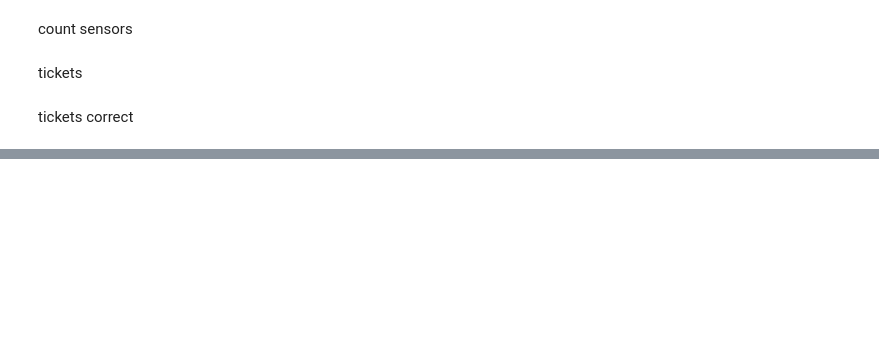
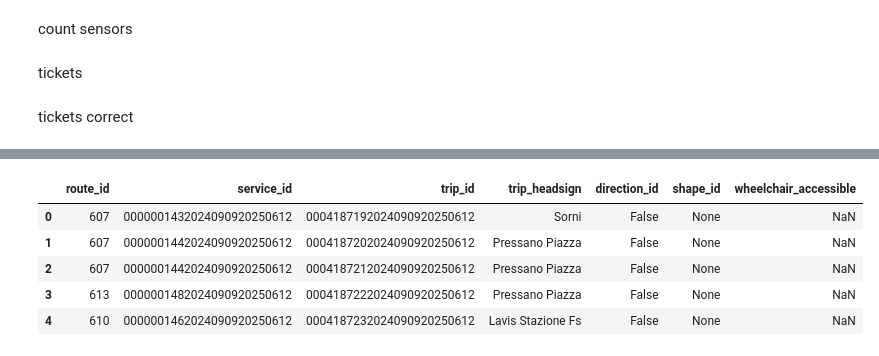
Before and after one commit to anthony-tricarico/BDTProject, a Jupyter notebook: notebooks/MLmodels.ipynb, the cells around one changed output, grey strips where cells are left out. Drawn from its saved outputs; the diff is of its cells as text; code cells hidden in the pictures; blank space fills up the shorter version.

```diff
--- a/notebooks/MLmodels.ipynb
+++ b/notebooks/MLmodels.ipynb
@@ -43,0 +44,16 @@ tickets.head()
+# %%
+conn.rollback()
+
+query = """
+SELECT *
+FROM trips
+"""
+trips = pd.read_sql(query, conn)
+trips.head()
+# %% [output]
+|  | route_id | service_id | trip_id | trip_headsign | direction_id | shape_id | wheelchair_accessible |
+| 0 | 607 | 0000001432024090920250612 | 0004187192024090920250612 | Sorni | False | None | NaN |
+| 1 | 607 | 0000001442024090920250612 | 0004187202024090920250612 | Pressano Piazza | False | None | NaN |
+| 2 | 607 | 0000001442024090920250612 | 0004187212024090920250612 | Pressano Piazza | False | None | NaN |
+| 3 | 613 | 0000001482024090920250612 | 0004187222024090920250612 | Pressano Piazza | False | None | NaN |
+| 4 | 610 | 0000001462024090920250612 | 0004187232024090920250612 | Lavis Stazione Fs | False | None | NaN |
```
Also changed, not shown: parts of 9 cells of this notebook, 4 other files.
